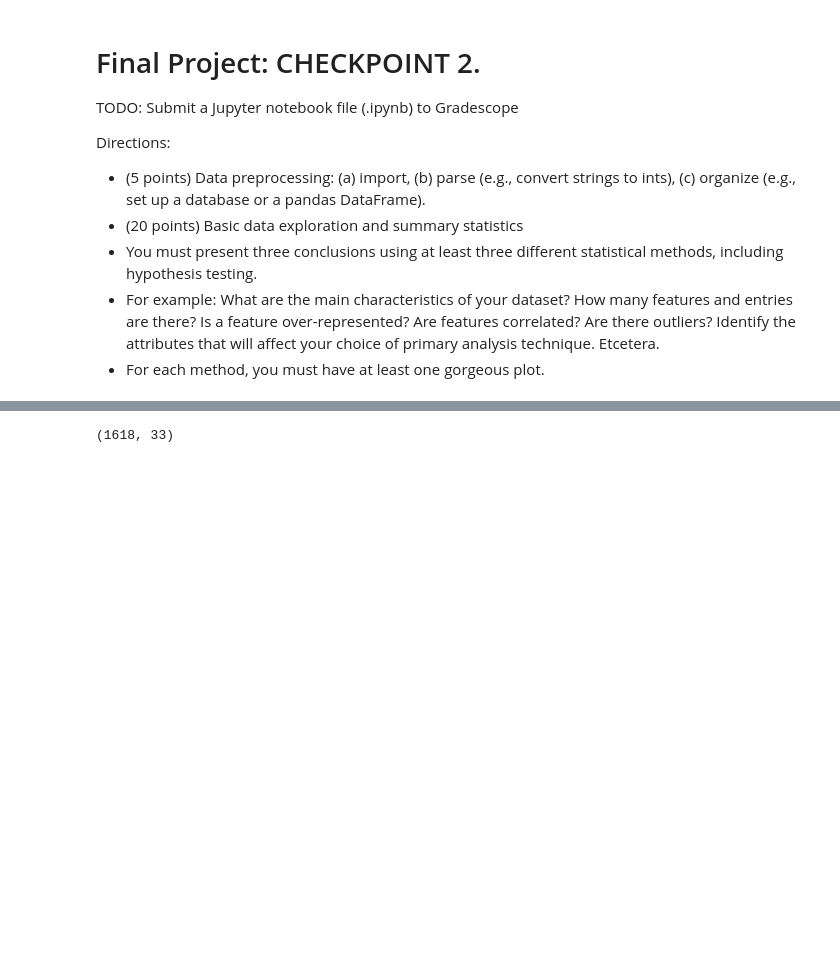
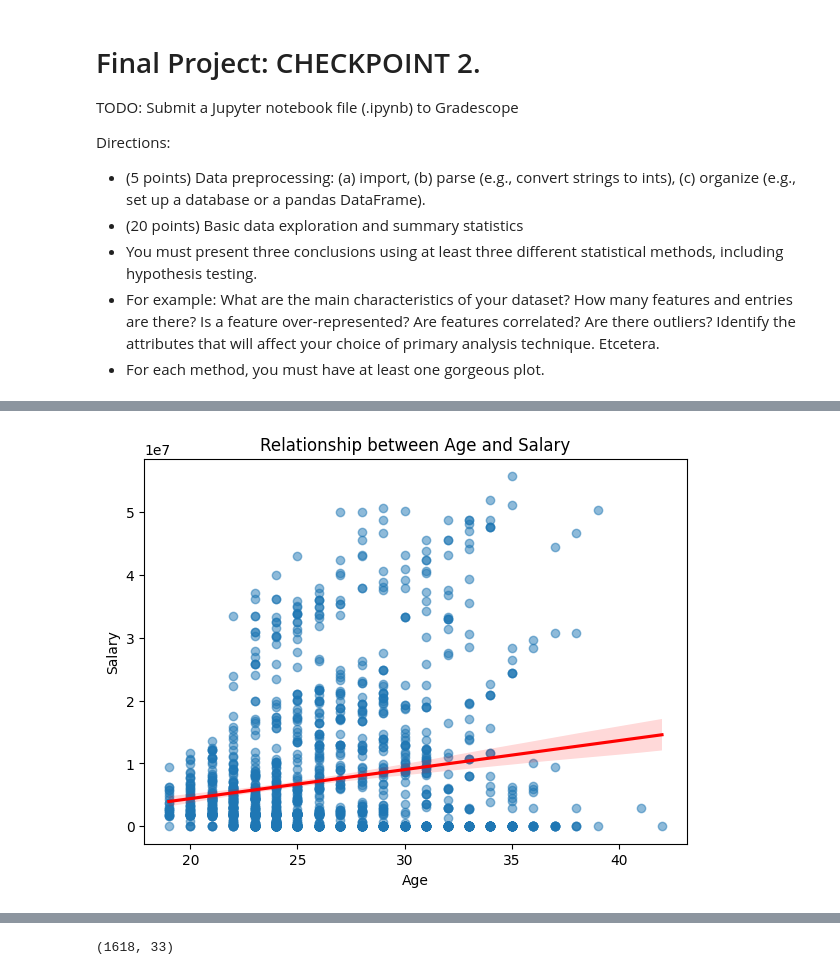
Before and after one commit to kashyapkolukula/CMSC320_S25_Project, a Jupyter notebook: FinalProject.ipynb, the cells around one changed output, grey strips where cells are left out. Saved outputs shown, nothing was run; the diff lists cells and outputs as text; code cells hidden in the pictures; blank space fills up the shorter version.

```diff
--- a/FinalProject.ipynb
+++ b/FinalProject.ipynb
@@ -31,0 +148,16 @@ import seaborn as sns
+# %%
+salary_long = (
+    salaries_df
+    .melt(id_vars="Player Name",
+          value_vars=["2022/2023", "2023/2024", "2024/2025"],
+          var_name="Season",
+          value_name="Salary")
+    .replace({"Salary": r"[\$,]"}, {"Salary": ""}, regex=True)
+    .assign(
+        Salary=lambda d: pd.to_numeric(d["Salary"], errors="coerce"),
+        player=lambda d: d["Player Name"].str.strip(),
+        season=lambda d: d["Season"].str.extract(r"(\d{4})").astype(int)
+    )
+    .drop(columns=["Player Name"])
+    .dropna(subset=["Salary"])
+)
@@ -31,0 +449,18 @@ import seaborn as sns
+# %%
+# Is Age Related to Salary?
+age_salary = gold_df.dropna(subset=["age", "Salary"])
+
+plt.figure(figsize=(7,5))
+sns.regplot(
+    data=age_salary,
+    x="age",
+    y="Salary",
+    scatter_kws={"alpha":0.5},
+    line_kws={"color":"red"}
+)
+plt.title("Relationship between Age and Salary")
+plt.xlabel("Age")
+plt.ylabel("Salary")
+plt.show()
+# %% [output]
+[figure, added]
```
Also changed, not shown: parts of 17 cells of this notebook.
